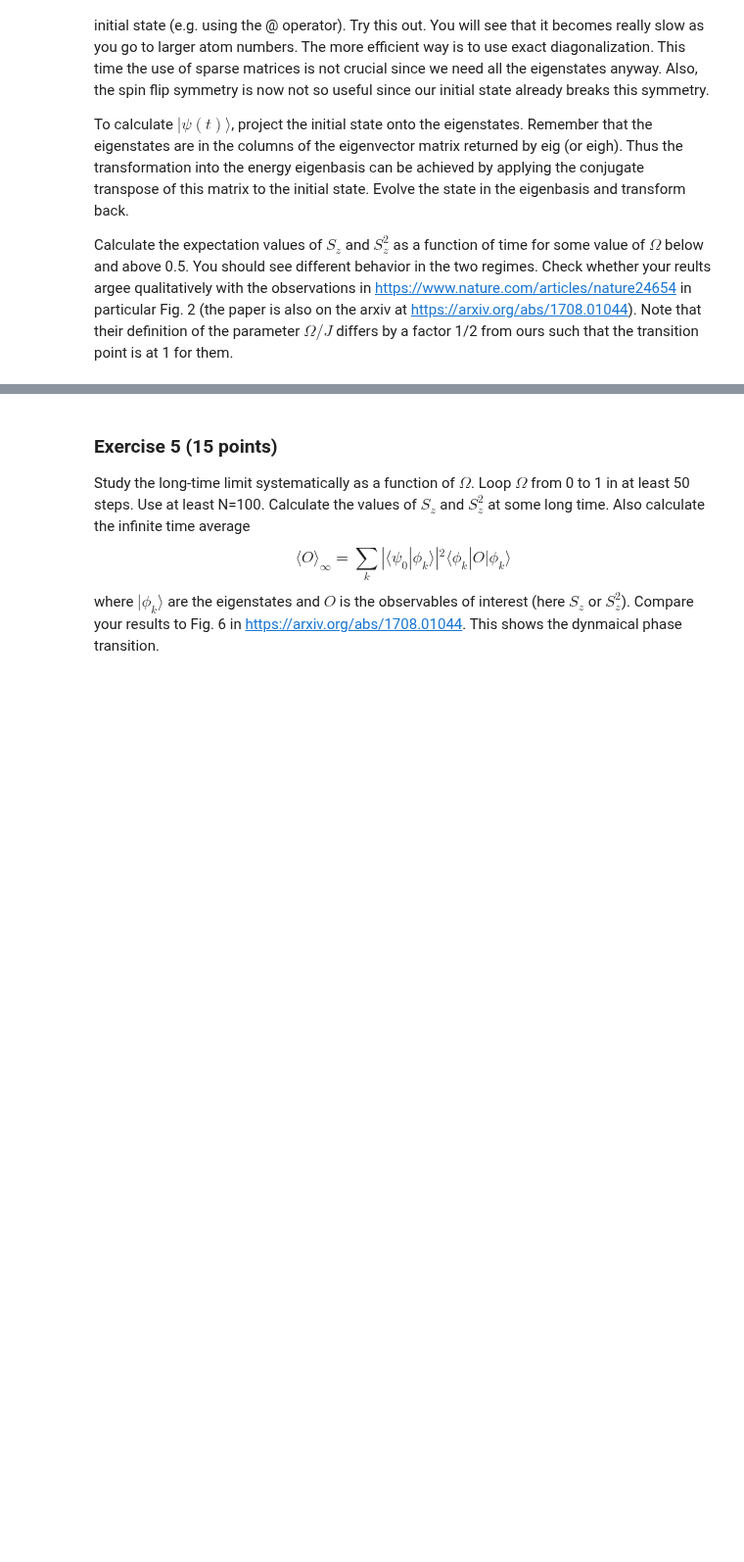
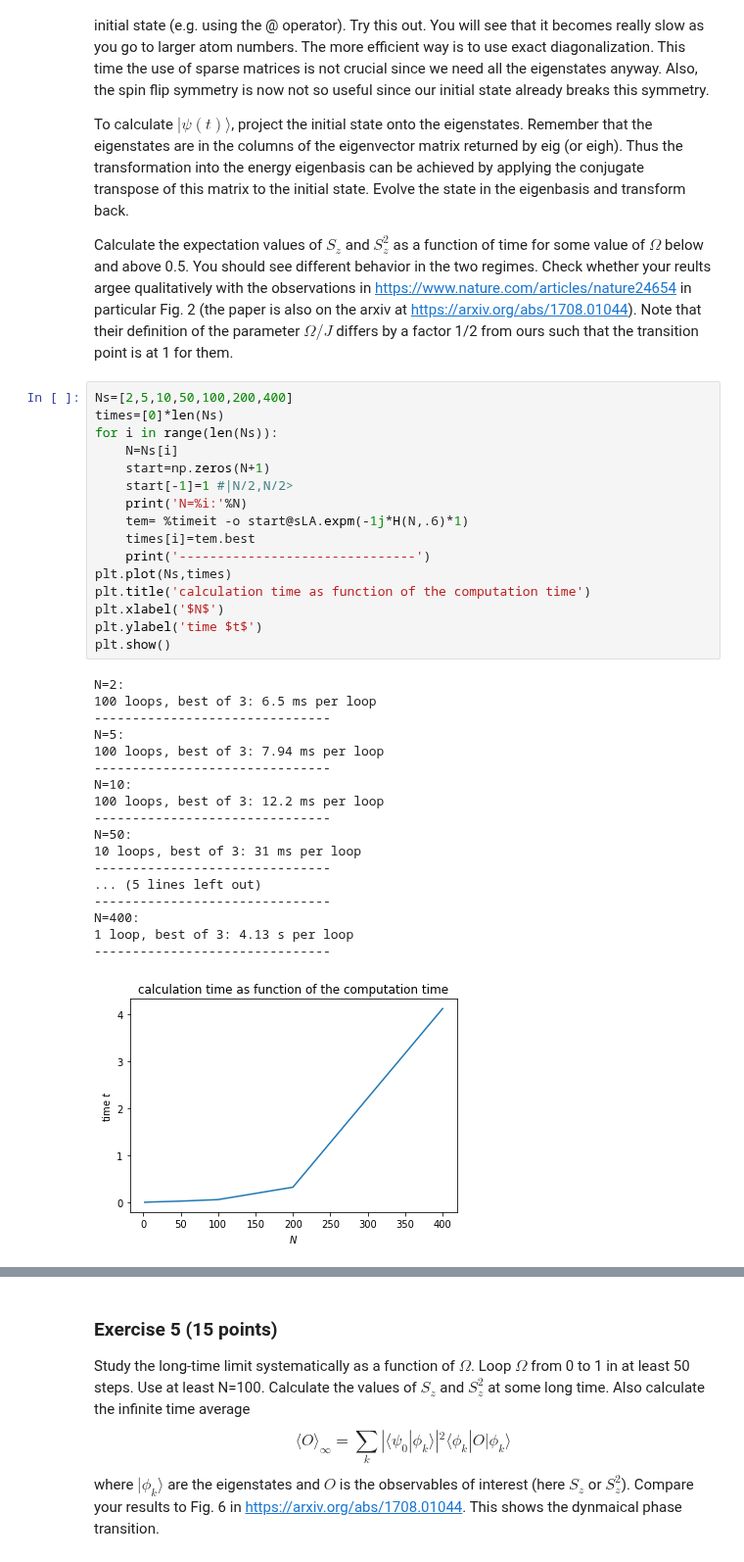
Before and after one commit to ml4cdeca/ComputationalQuantumDynamics, a Jupyter notebook: blatt4/exercise4.ipynb, the cells around one changed output, grey strips where cells are left out. Shown at 98% size. Cells and saved outputs as stored; diff of their text form; blank space fills up the shorter version.

Commit message:
tried out expm

```diff
--- a/blatt4/exercise4.ipynb
+++ b/blatt4/exercise4.ipynb
@@ -171,3 +144,38 @@ Now calculate the time evolution under the above Hamiltonian, starting in the st
 To calculate $|\psi(t)\rangle$, project the initial state onto the eigenstates. Remember that the eigenstates are in the columns of the eigenvector matrix returned by eig (or eigh). Thus the transformation into the energy eigenbasis can be achieved by applying the conjugate transpose of this matrix to the initial state. Evolve the state in the eigenbasis and transform back.
 
 Calculate the expectation values of $S_z$ and $S_z^2$ as a function of time for some value of $\Omega$ below and above 0.5. You should see different behavior in the two regimes. Check whether your reults argee qualitatively with the observations in https://www.nature.com/articles/nature24654 in particular Fig. 2 (the paper is also on the arxiv at https://arxiv.org/abs/1708.01044). Note that their definition of the parameter $\Omega/J$ differs by a factor 1/2 from ours such that the transition point is at 1 for them.
+# %%
+Ns=[2,5,10,50,100,200,400]
+times=[0]*len(Ns)
+for i in range(len(Ns)):
+    N=Ns[i]
+    start=np.zeros(N+1)
+    start[-1]=1 #|N/2,N/2>
+    print('N=%i:'%N)
+    tem= %timeit -o start@sLA.expm(-1j*H(N,.6)*1)
+    times[i]=tem.best
+    print('-------------------------------')
+plt.plot(Ns,times)
+plt.title('calculation time as function of the computation time')
+plt.xlabel('$N$')
+plt.ylabel('time $t$')
+plt.show()
+# %% [output]
+N=2:
+100 loops, best of 3: 6.5 ms per loop
+-------------------------------
+N=5:
+100 loops, best of 3: 7.94 ms per loop
+-------------------------------
+N=10:
+100 loops, best of 3: 12.2 ms per loop
+-------------------------------
+N=50:
+10 loops, best of 3: 31 ms per loop
+-------------------------------
+... (5 lines left out)
+-------------------------------
+N=400:
+1 loop, best of 3: 4.13 s per loop
+-------------------------------
+[figure, added]
```
Also changed, not shown: parts of 9 cells of this notebook.
